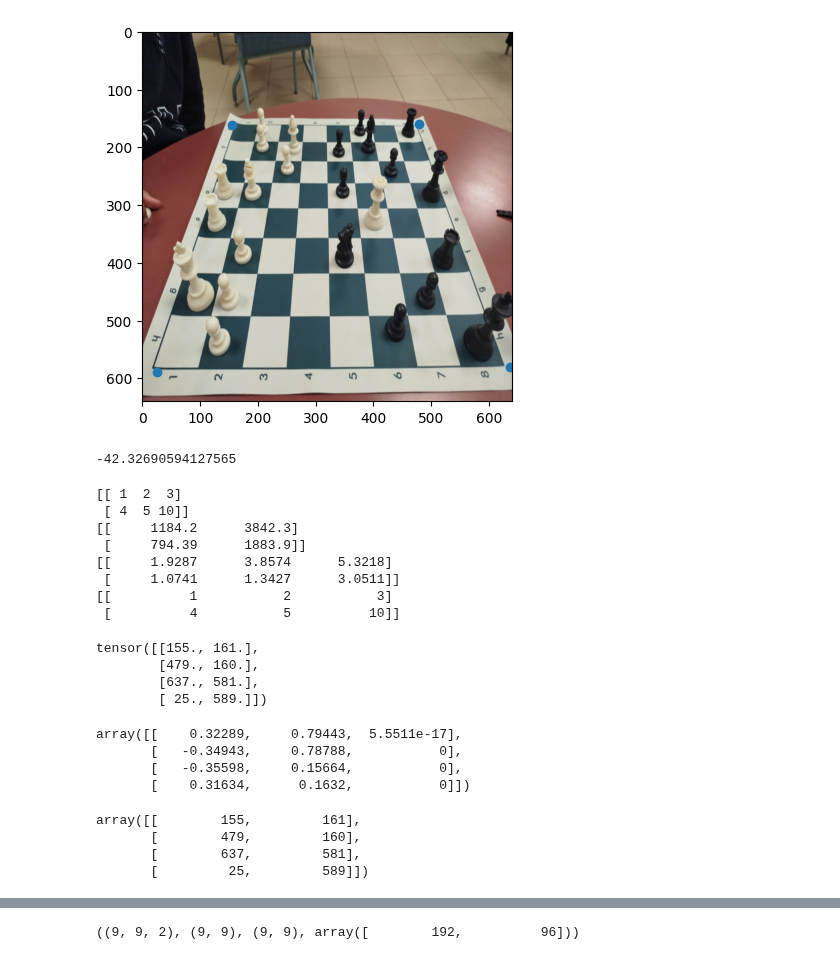
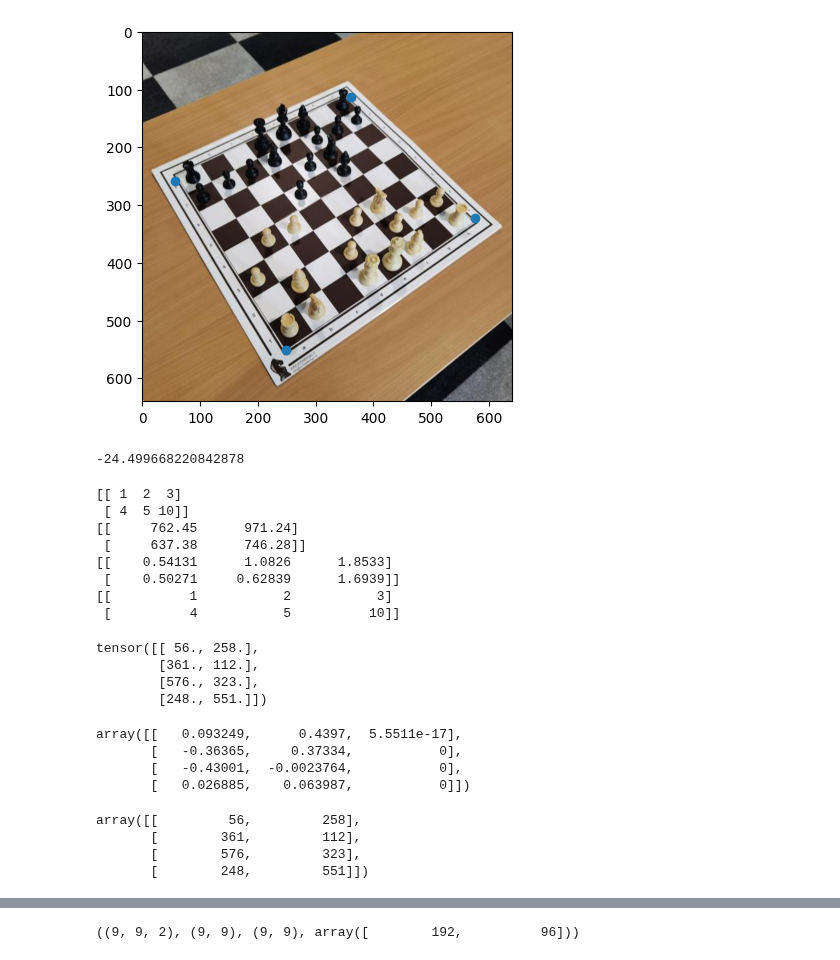
Before and after one commit to MostafaBelo/thesis_chess_lens, a Jupyter notebook: src/PieceDetection/PieceCropper_3D/main.ipynb, the cells around one changed output, grey strips where cells are left out. Drawn from its saved outputs; the diff is of its cells as text; code cells hidden in the pictures.

```diff
--- a/src/PieceDetection/PieceCropper_3D/main.ipynb
+++ b/src/PieceDetection/PieceCropper_3D/main.ipynb
@@ -16,27 +16,27 @@ dataloader = ChessDataset.getLoader(dataset, batch_size=4, num_worders=0)
 # %%
 # for img, label in dataset:
     # _, H, W = img.shape
     # print(label)
     # plt.imshow(img.permute(1,2,0));
     # plt.scatter(label["corners"][:,0], label["corners"][:,1])
 
     # print(H, W)
     # break
 
-img, _ = dataset[120]
+img, _ = dataset[400]
 
 # img = ChessLens.ChessLensImage("./Dataset/img_3.jpeg")
 img = ChessLens.ChessLensImage(img)
 img.detect_board()
 _, H, W = img.img.shape
 label = {
     "corners": img.board_detection
 }
 
 plt.imshow(img.img.permute(1,2,0));
 plt.scatter(img.board_detection[:,0], img.board_detection[:,1]);
 # %% [output]
-[figure, old version]
+[figure, new version]
 # %%
 s = 0
 cx = W/2
@@ -121,7 +121,7 @@ t = (-R_) @ cam_point.reshape((3,1))
 R = np.concat([R_, t], axis=1)
 R = np.concat([R, np.array([[0,0,0,1]])], axis=0) # R: extrinsics of World -> Camera
 # %% [output]
--42.32690594127565
+-24.499668220842878
 # %%
 def from_3d_to_2d(points: np.ndarray, K: np.ndarray, R: np.ndarray):
     N = points.shape[0]
@@ -168,35 +168,35 @@ print(p3)
 # %% [output]
 [[ 1  2  3]
  [ 4  5 10]]
-[[     1184.2      3842.3]
- [     794.39      1883.9]]
-[[     1.9287      3.8574      5.3218]
- [     1.0741      1.3427      3.0511]]
+[[     762.45      971.24]
+ [     637.38      746.28]]
+[[    0.54131      1.0826      1.8533]
+ [    0.50271     0.62839      1.6939]]
 [[          1           2           3]
  [          4           5          10]]
 # %%
 label["corners"]
 # %% [output]
-tensor([[155., 161.],
-        [479., 160.],
-        [637., 581.],
-        [ 25., 589.]])
+tensor([[ 56., 258.],
+        [361., 112.],
+        [576., 323.],
+        [248., 551.]])
 # %%
 corners_3d = trace_ray(from_2d_to_3d(label["corners"].numpy(), K, R), cam_point, np.zeros((4)))
 corners_3d
 # %% [output]
-array([[    0.32289,     0.79443,  5.5511e-17],
-       [   -0.34943,     0.78788,           0],
-       [   -0.35598,     0.15664,           0],
-       [    0.31634,      0.1632,           0]])
+array([[   0.093249,      0.4397,  5.5511e-17],
+       [   -0.36365,     0.37334,           0],
+       [   -0.43001,  -0.0023764,           0],
+       [   0.026885,    0.063987,           0]])
 # %%
 corners_up_2d = from_3d_to_2d(corners_3d, K, R)
 corners_up_2d
 # %% [output]
-array([[        155,         161],
-       [        479,         160],
-       [        637,         581],
-       [         25,         589]])
+array([[         56,         258],
+       [        361,         112],
+       [        576,         323],
+       [        248,         551]])
 # %%
 plt.imshow(img.img.permute(1,2,0));
 plt.scatter(corners_up_2d[:,0], corners_up_2d[:,1]);
```
Also changed, not shown: parts of 7 cells of this notebook, 1 other file.
